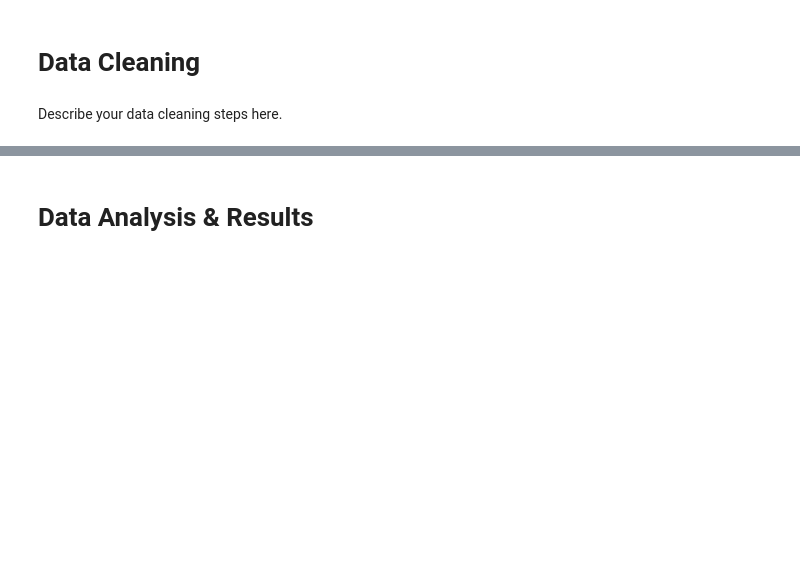
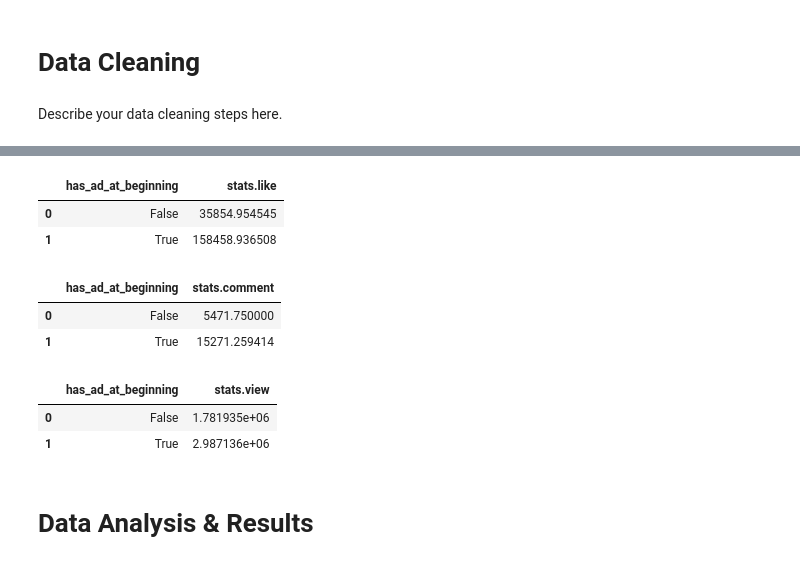
Before and after one commit to oakaigh/cogs108-wi21-group068, a Jupyter notebook: FinalProject_group068.ipynb, the cells around one changed output, grey strips where cells are left out. Cells and saved outputs as stored; diff of their text form; code cells hidden in the pictures; blank space fills up the shorter version.

```diff
--- a/FinalProject_group068.ipynb
+++ b/FinalProject_group068.ipynb
@@ -92,3 +162,22 @@ Describe your data cleaning steps here.
+# %%
+#we group the data by if there are ads in the begining and caluculte the mean value of likes, comments and views
+has_ad_likes = df_trending_details.groupby(['has_ad_at_beginning'])['stats.like'].mean()
+has_ad_comments = df_trending_details.groupby(['has_ad_at_beginning'])['stats.comment'].mean()
+has_ad_views = df_trending_details.groupby(['has_ad_at_beginning'])['stats.view'].mean()
+
+has_ad_likes.reset_index()
+has_ad_comments.reset_index()
+has_ad_views.reset_index()
+# %% [output]
+|  | has_ad_at_beginning | stats.like |
+| 0 | False | 35854.954545 |
+| 1 | True | 158458.936508 |
+|  | has_ad_at_beginning | stats.comment |
+| 0 | False | 5471.750000 |
+| 1 | True | 15271.259414 |
+|  | has_ad_at_beginning | stats.view |
+| 0 | False | 1.781935e+06 |
+| 1 | True | 2.987136e+06 |
 # %% [markdown]
 # Data Analysis & Results
 # %% [markdown]
```
Also changed, not shown: parts of 12 cells of this notebook.
